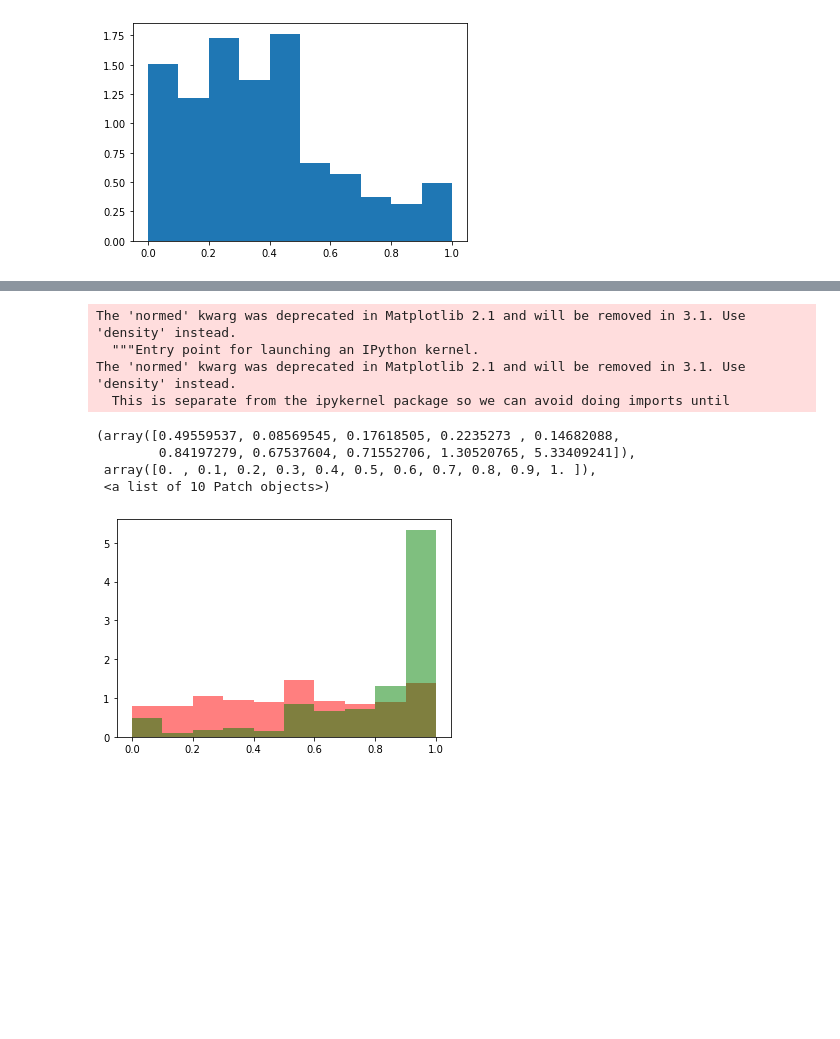
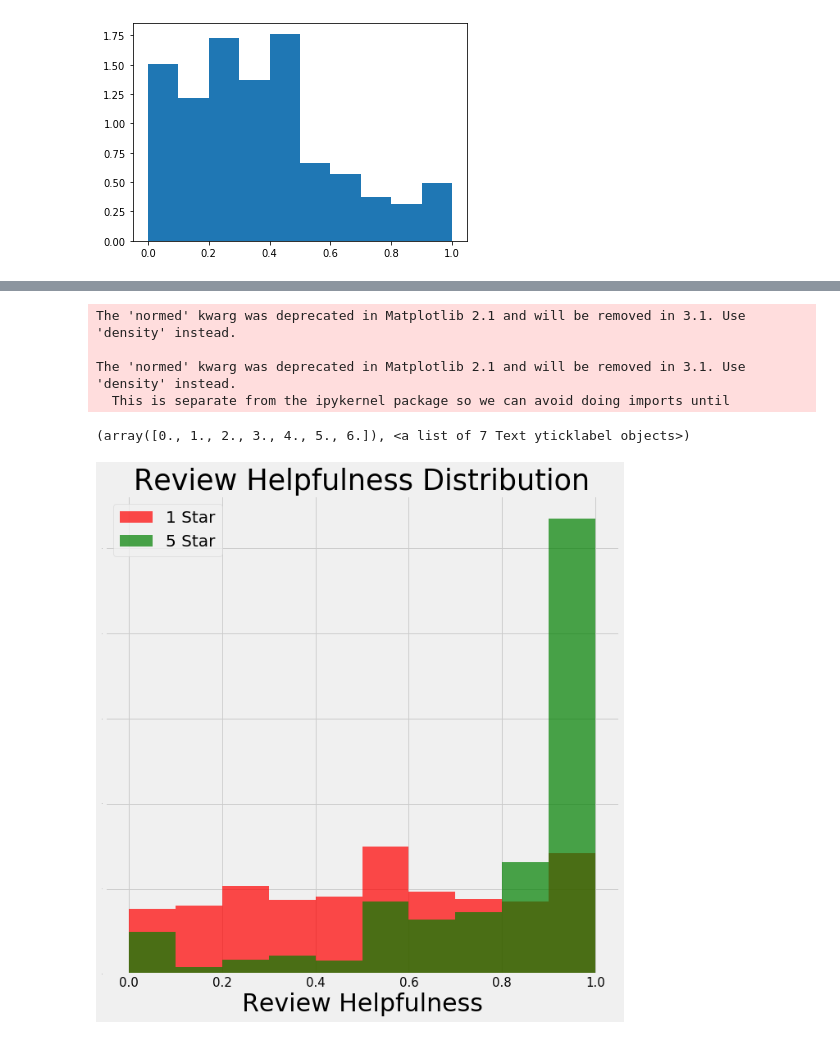
Before and after one commit to NathanLaird/Amazon_Books, a Jupyter notebook: Pipeline_Test.ipynb, the cells around one changed output, grey strips where cells are left out. Drawn from its saved outputs; the diff is of its cells as text; code cells hidden in the pictures; blank space fills up the shorter version.

```diff
--- a/Pipeline_Test.ipynb
+++ b/Pipeline_Test.ipynb
@@ -16,6 +16,7 @@ from sklearn.model_selection import GridSearchCV
 nltk.download('wordnet')
 from sklearn.svm import SVC
 import matplotlib.pyplot as plt
+plt.style.use('fivethirtyeight')
 # %% [output]
 [nltk_data] Downloading package wordnet to /Users/nathan/nltk_data...
 [nltk_data]   Package wordnet is already up-to-date!
@@ -56,4 +41,4 @@ np.random.seed(500)
 df = pd.read_csv('data/sample_02.csv')
 #df = df[df['7']==1]
 len(df)
-df = df.sample(frac=.5, random_state=1)
+#df = df.sample(frac=.5, random_state=1)
@@ -166,15 +150,16 @@ The 'normed' kwarg was deprecated in Matplotlib 2.1 and will be removed in 3.1.
 # %%
-
-plt.hist(df_stars[0]['help_score'],alpha=.5,color = 'red',normed=True)
-
-plt.hist(df_stars[4]['help_score'],alpha=.5,color = 'green',normed=True)
+plt.figure(figsize=(10,10))
+plt.hist(df_stars[0]['help_score'],alpha=.7,color = 'red',normed=True,label='1 Star')
+plt.hist(df_stars[4]['help_score'],alpha=.7,color = 'green',normed=True,label='5 Star')
+plt.title('Review Helpfulness Distribution',fontsize=35)
+plt.xlabel('Review Helpfulness',fontsize=30)
+plt.legend(prop={'size': 20})
+plt.xticks(fontsize=15)
+plt.yticks(fontsize=0)
 # %% [output]
 The 'normed' kwarg was deprecated in Matplotlib 2.1 and will be removed in 3.1. Use 'density' instead.
-  """Entry point for launching an IPython kernel.
+
 The 'normed' kwarg was deprecated in Matplotlib 2.1 and will be removed in 3.1. Use 'density' instead.
   This is separate from the ipykernel package so we can avoid doing imports until
-(array([0.49559537, 0.08569545, 0.17618505, 0.2235273 , 0.14682088,
-        0.84197279, 0.67537604, 0.71552706, 1.30520765, 5.33409241]),
- array([0. , 0.1, 0.2, 0.3, 0.4, 0.5, 0.6, 0.7, 0.8, 0.9, 1. ]),
- <a list of 10 Patch objects>)
+(array([0., 1., 2., 3., 4., 5., 6.]), <a list of 7 Text yticklabel objects>)
-[figure, old version]
+[figure, new version]
```
Also changed, not shown: parts of 5 cells of this notebook, 13 other files.
